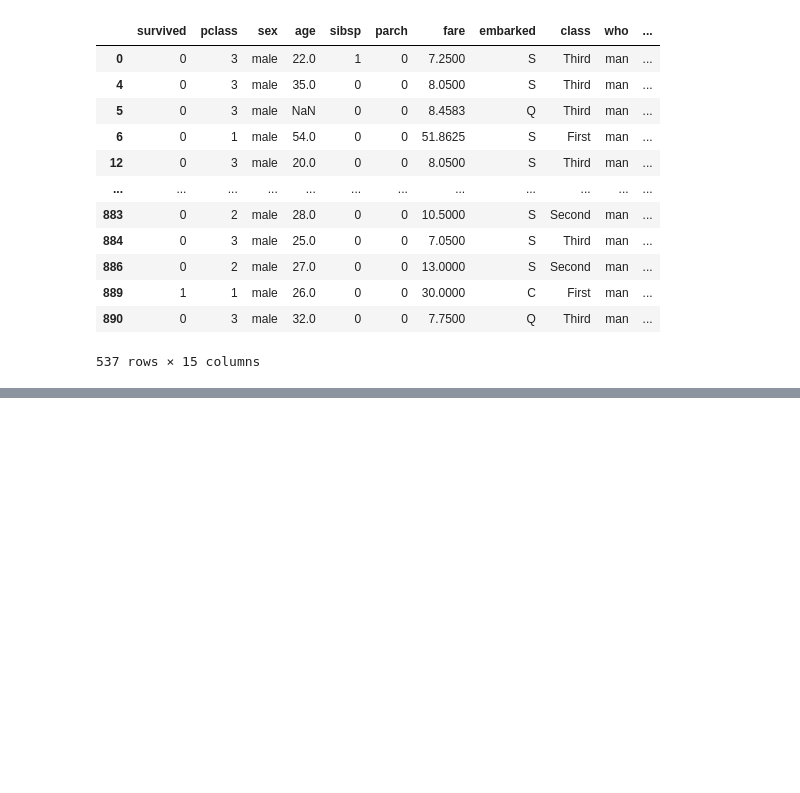
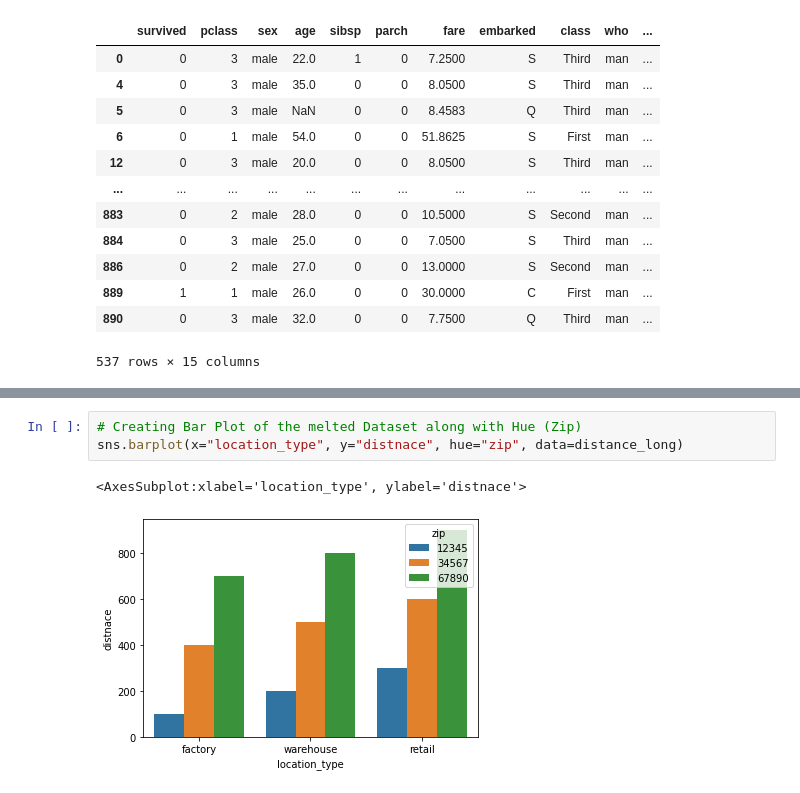
Before and after one commit to ArslanKAS/Python-Chilla-2.0, a Jupyter notebook: 01_Pandas/tips_and_tricks.ipynb, the cells around one changed output, grey strips where cells are left out. Drawn from its saved outputs; the diff is of its cells as text; blank space fills up the shorter version.

```diff
--- a/01_Pandas/tips_and_tricks.ipynb
+++ b/01_Pandas/tips_and_tricks.ipynb
@@ -769,0 +1176,6 @@ df[df["who"].isin(counts.nlargest(1).index)]
+# %%
+# Creating Bar Plot of the melted Dataset along with Hue (Zip)
+sns.barplot(x="location_type", y="distnace", hue="zip", data=distance_long)
+# %% [output]
+<AxesSubplot:xlabel='location_type', ylabel='distnace'>
+[figure, added]
```
Also changed, not shown: parts of 79 cells of this notebook, 6 other files.
